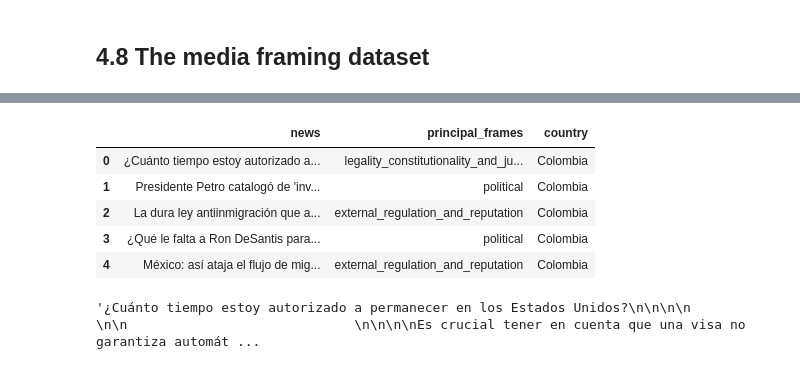
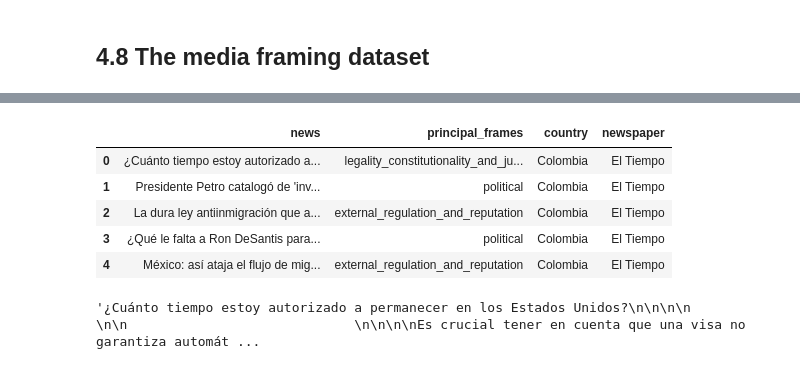
Before and after one commit to BlueAutomata/tesis-optimizacion-de-modelos-de-question-answering, a Jupyter notebook: src/notebooks/02_1_data_preprocessing.ipynb, the cells around one changed output, grey strips where cells are left out. Drawn from its saved outputs; the diff is of its cells as text; code cells hidden in the pictures.

```diff
--- a/src/notebooks/02_1_data_preprocessing.ipynb
+++ b/src/notebooks/02_1_data_preprocessing.ipynb
@@ -176,6 +180,9 @@ bronze_df_media_framing.insert(1, "news", media_framing_article_data)
 # %%
 bronze_df_media_framing["country"] = "Mexico"
 bronze_df_media_framing.loc[:71, "country"] = "Colombia"
+# %%
+bronze_df_media_framing["newspaper"] = "El Universal"
+bronze_df_media_framing.loc[:71, "newspaper"] = "El Tiempo"
 # %%
 bronze_df_media_framing.loc[bronze_df_media_framing["principal_frames"] == "other", "principal_frames"] = "public_opinion"
 # %%
@@ -1333,13 +1355,13 @@ bronze_df_media_framing.head()
 # %%
-bronze_df_media_framing_standardized = bronze_df_media_framing[["news", "principal_frames", "country"]]
+bronze_df_media_framing_standardized = bronze_df_media_framing[["news", "principal_frames", "country", "newspaper"]]
 bronze_df_media_framing_standardized.head()
 # %% [output]
-|  | news | principal_frames | country |
-| 0 | ¿Cuánto tiempo estoy autorizado a... | legality_constitutionality_and_ju... | Colombia |
-| 1 | Presidente Petro catalogó de 'inv... | political | Colombia |
-| 2 | La dura ley antiinmigración que a... | external_regulation_and_reputation | Colombia |
-| 3 | ¿Qué le falta a Ron DeSantis para... | political | Colombia |
-| 4 | México: así ataja el flujo de mig... | external_regulation_and_reputation | Colombia |
+|  | news | principal_frames | country | newspaper |
+| 0 | ¿Cuánto tiempo estoy autorizado a... | legality_constitutionality_and_ju... | Colombia | El Tiempo |
+| 1 | Presidente Petro catalogó de 'inv... | political | Colombia | El Tiempo |
+| 2 | La dura ley antiinmigración que a... | external_regulation_and_reputation | Colombia | El Tiempo |
+| 3 | ¿Qué le falta a Ron DeSantis para... | political | Colombia | El Tiempo |
+| 4 | México: así ataja el flujo de mig... | external_regulation_and_reputation | Colombia | El Tiempo |
 # %%
 bronze_df_media_framing_standardized["news"][0]
 # %% [output]
```
Also changed, not shown: parts of 59 cells of this notebook, 3 other files.
